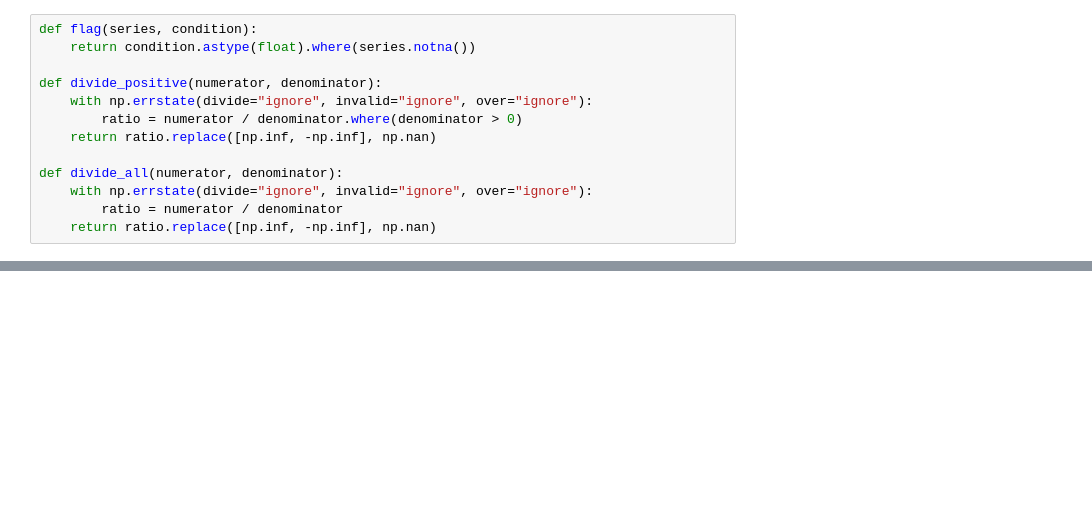
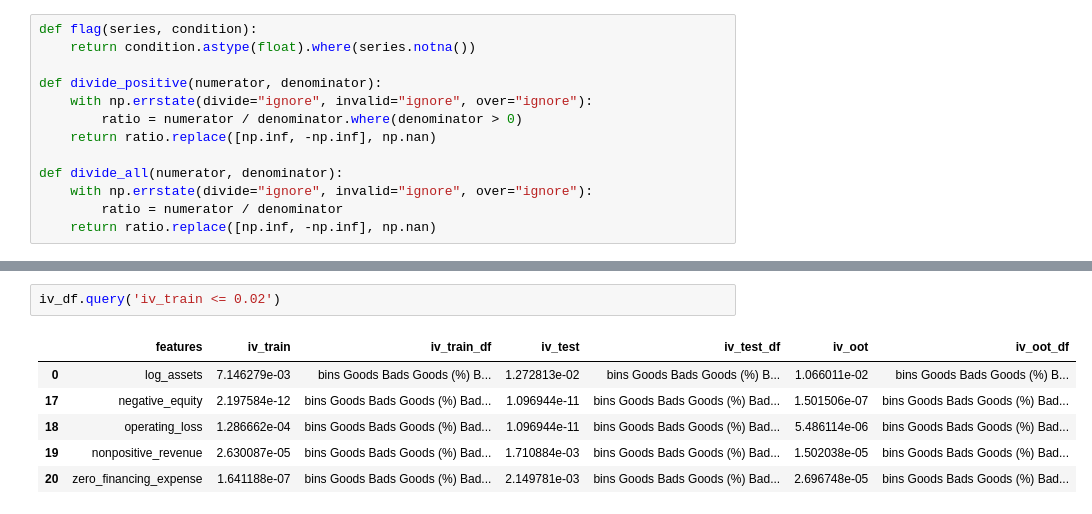
Before and after one commit to Anubhav3084/FinanceML-Course-Project, a Jupyter notebook: Project/Code/features.ipynb, the cells around one changed output, grey strips where cells are left out. Drawn from its saved outputs; the diff is of its cells as text; blank space fills up the shorter version.

```diff
--- a/Project/Code/features.ipynb
+++ b/Project/Code/features.ipynb
@@ -286,0 +83,9 @@ features_list = {
+# %%
+iv_df.query('iv_train <= 0.02')
+# %% [output]
+|  | features | iv_train | iv_train_df | iv_test | iv_test_df | iv_oot | iv_oot_df |
+| 0 | log_assets | 7.146279e-03 | bins Goods Bads Goods (%) B... | 1.272813e-02 | bins Goods Bads Goods (%) B... | 1.066011e-02 | bins Goods Bads Goods (%) B... |
+| 17 | negative_equity | 2.197584e-12 | bins Goods Bads Goods (%) Bad... | 1.096944e-11 | bins Goods Bads Goods (%) Bad... | 1.501506e-07 | bins Goods Bads Goods (%) Bad... |
+| 18 | operating_loss | 1.286662e-04 | bins Goods Bads Goods (%) Bad... | 1.096944e-11 | bins Goods Bads Goods (%) Bad... | 5.486114e-06 | bins Goods Bads Goods (%) Bad... |
+| 19 | nonpositive_revenue | 2.630087e-05 | bins Goods Bads Goods (%) Bad... | 1.710884e-03 | bins Goods Bads Goods (%) Bad... | 1.502038e-05 | bins Goods Bads Goods (%) Bad... |
+| 20 | zero_financing_expense | 1.641188e-07 | bins Goods Bads Goods (%) Bad... | 2.149781e-03 | bins Goods Bads Goods (%) Bad... | 2.696748e-05 | bins Goods Bads Goods (%) Bad... |
```
Also changed, not shown: parts of 15 cells of this notebook, 2 other files.
